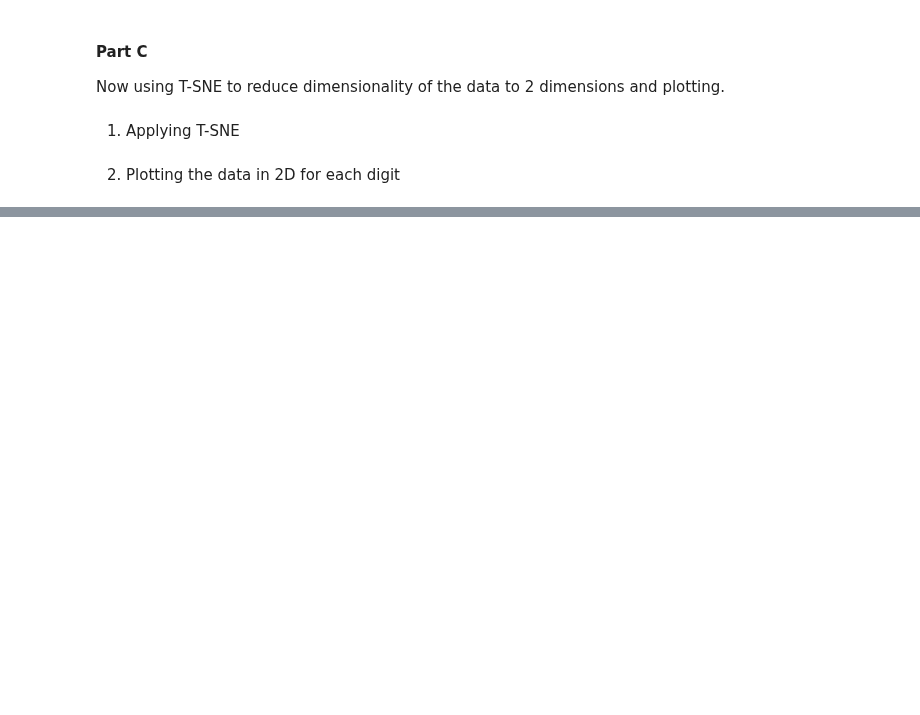
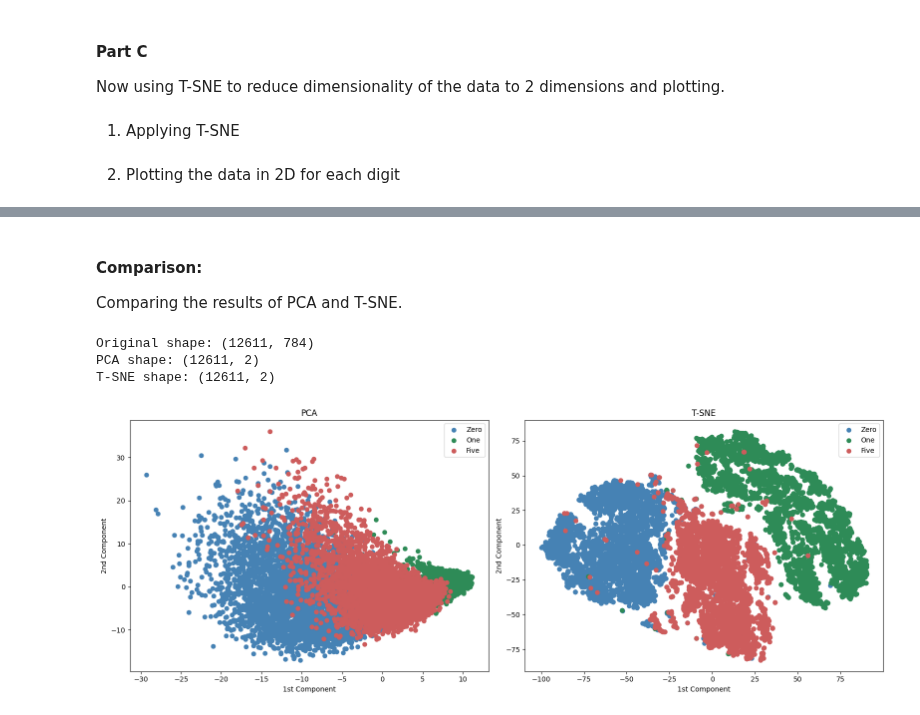
Before and after one commit to SepehrAkbari/LFC-courses, a Jupyter notebook: CSCI-250/Homework/HW3/250–hw3.ipynb, the cells around one changed output, grey strips where cells are left out. Cells and saved outputs as stored; diff of their text form; code cells hidden in the pictures; blank space fills up the shorter version.

```diff
--- a/CSCI-250/Homework/HW3/250–hw3.ipynb
+++ b/CSCI-250/Homework/HW3/250–hw3.ipynb
@@ -105,0 +106,32 @@ plt.show()
+# %% [markdown]
+#### Comparison:
+
+Comparing the results of PCA and T-SNE.
+# %%
+fig, plots = plt.subplots(1, 2, figsize=(16, 6))
+
+print(f'Original shape: {digits_scaled.shape}\nPCA shape: {digits_pca.shape}\nT-SNE shape: {digits_embedded.shape}')
+
+plots[0].scatter(digits_pca[labels == 0, 0], digits_pca[labels == 0, 1], label='Zero', color="steelblue")
+plots[0].scatter(digits_pca[labels == 1, 0], digits_pca[labels == 1, 1], label='One', color="seagreen")
+plots[0].scatter(digits_pca[labels == 5, 0], digits_pca[labels == 5, 1], label='Five', color="indianred")
+plots[0].set_xlabel("1st Component")
+plots[0].set_ylabel("2nd Component")
+plots[0].set_title("PCA")
+plots[0].legend()
+
+plots[1].scatter(digits_embedded[labels == 0, 0], digits_embedded[labels == 0, 1], label='Zero', color="steelblue")
+plots[1].scatter(digits_embedded[labels == 1, 0], digits_embedded[labels == 1, 1], label='One', color="seagreen")
+plots[1].scatter(digits_embedded[labels == 5, 0], digits_embedded[labels == 5, 1], label='Five', color="indianred")
+plots[1].set_xlabel("1st Component")
+plots[1].set_ylabel("2nd Component")
+plots[1].set_title("T-SNE")
+plots[1].legend()
+
+plt.tight_layout()
+plt.show()
+# %% [output]
+Original shape: (12611, 784)
+PCA shape: (12611, 2)
+T-SNE shape: (12611, 2)
+[figure, added]
```
Also changed, not shown: parts of 2 cells of this notebook.
